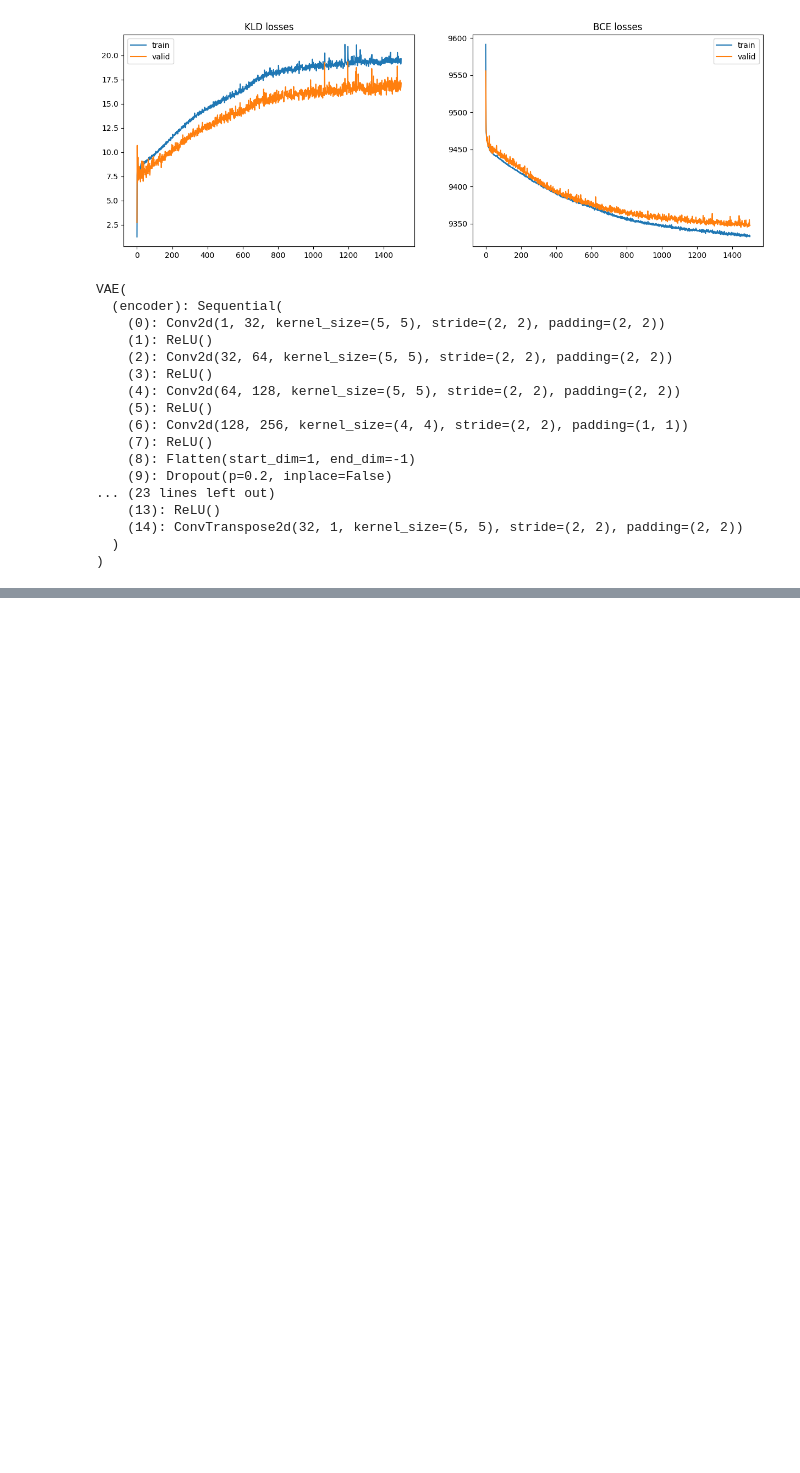
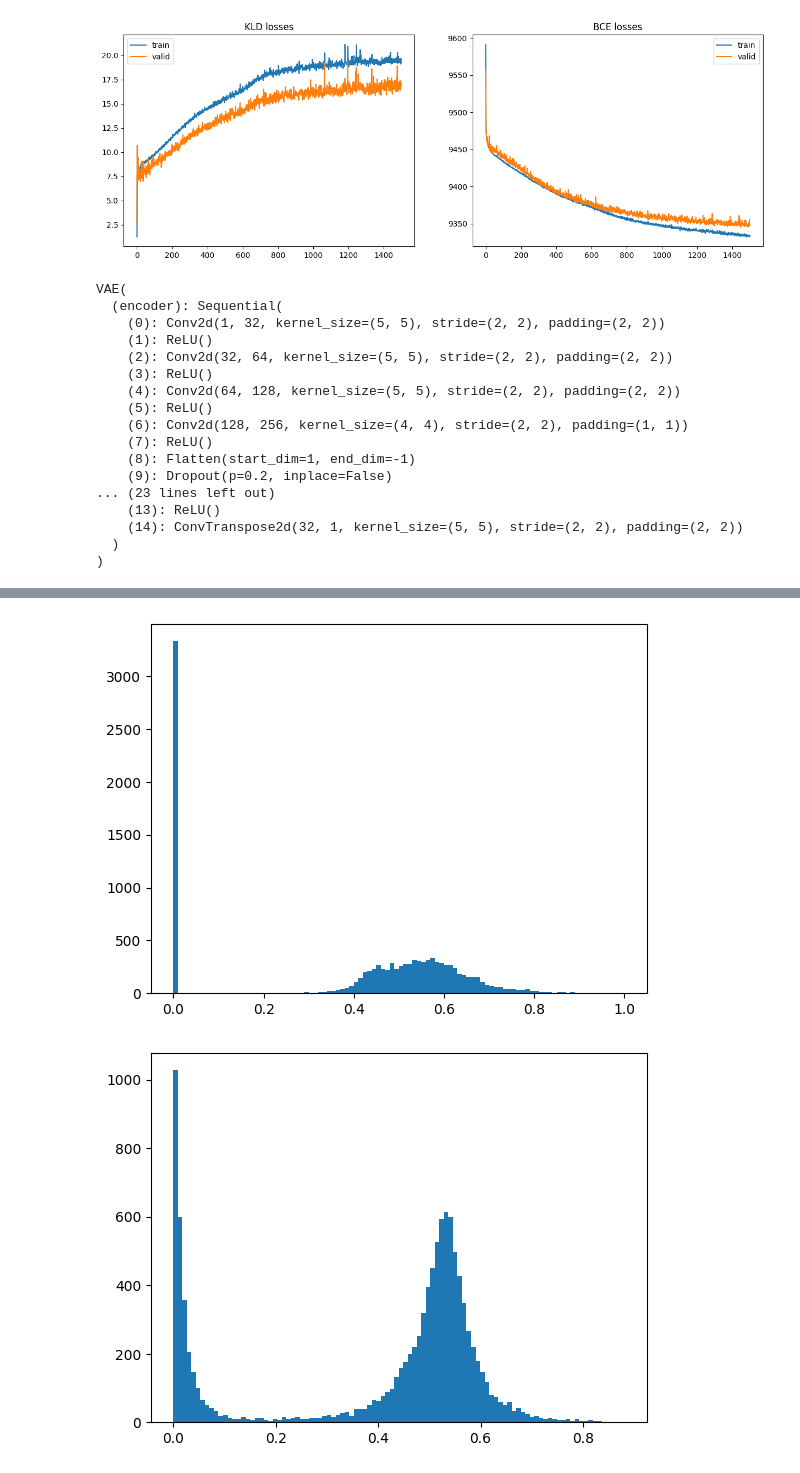
Before and after one commit to my-alaska/ISZ, a Jupyter notebook: FoCal/VAE.ipynb, the cells around one changed output, grey strips where cells are left out. Cells and saved outputs as stored; diff of their text form; code cells hidden in the pictures; blank space fills up the shorter version.

```diff
--- a/FoCal/VAE.ipynb
+++ b/FoCal/VAE.ipynb
@@ -393,0 +396,8 @@ plt.plot()
+# %%
+plt.hist(original.flatten(),bins=100)
+plt.show()
+plt.hist(reconstructed.flatten(),bins=100)
+plt.show()
+# %% [output]
+[figure, added]
+[figure, added]
```
Also changed, not shown: parts of 6 cells of this notebook.
